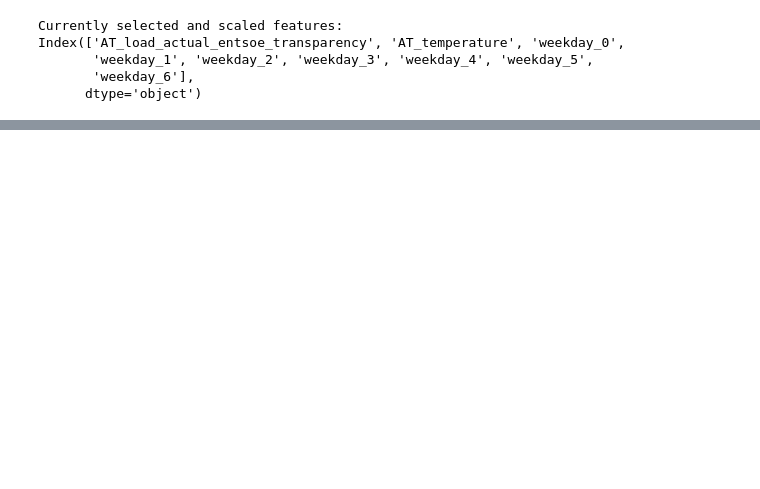
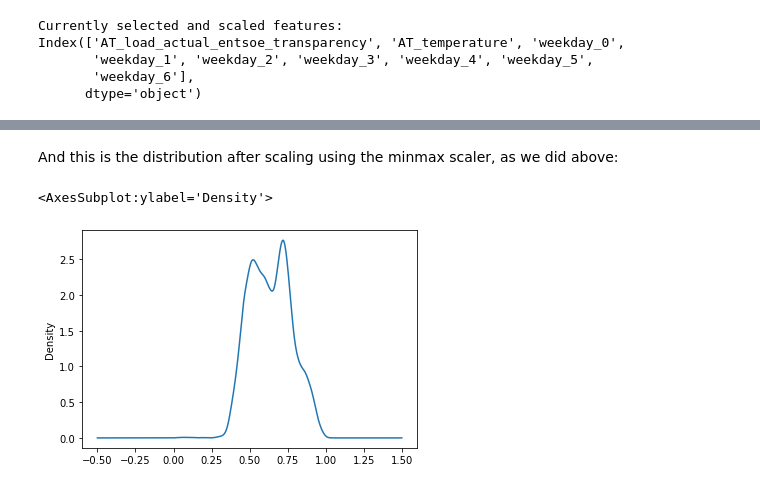
Before and after one commit to sogno-platform/proloaf, a Jupyter notebook: notebooks/Step-by-step user guide on train.py.ipynb, the cells around one changed output, grey strips where cells are left out. Saved outputs shown, nothing was run; the diff lists cells and outputs as text; code cells hidden in the pictures; blank space fills up the shorter version.

```diff
--- a/notebooks/Step-by-step user guide on train.py.ipynb
+++ b/notebooks/Step-by-step user guide on train.py.ipynb
@@ -265,0 +263,7 @@ Index(['AT_load_actual_entsoe_transparency', 'AT_temperature', 'weekday_0',
+# %% [markdown]
+And this is the distribution after scaling using the minmax scaler, as we did above:
+# %%
+selected_features["AT_load_actual_entsoe_transparency"].plot.kde()
+# %% [output]
+<AxesSubplot:ylabel='Density'>
+[figure, added]
```
Also changed, not shown: parts of 38 cells of this notebook.
